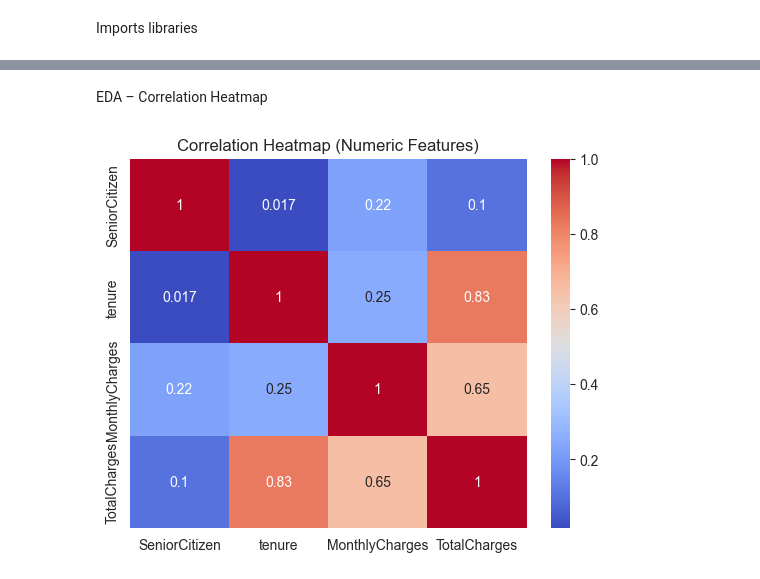
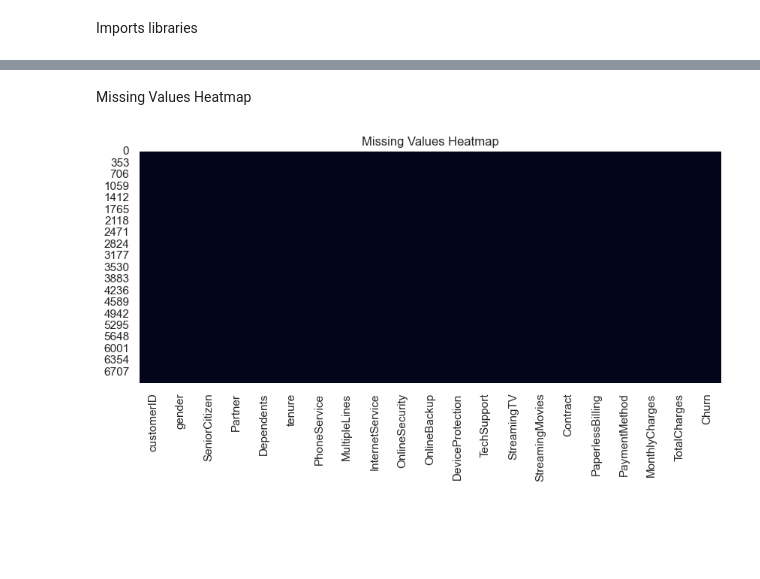
Before and after one commit to EmilyRajapakse2004/Year2-ML-Telco-Churn-, a Jupyter notebook: notebooks/02_eda.ipynb, the cells around one changed output, grey strips where cells are left out. Cells and saved outputs as stored; diff of their text form; code cells hidden in the pictures; blank space fills up the shorter version.

```diff
--- a/notebooks/02_eda.ipynb
+++ b/notebooks/02_eda.ipynb
@@ -4,3 +9,5 @@ Imports libraries
 import pandas as pd
 import seaborn as sns
 import matplotlib.pyplot as plt
+
+sns.set(style="whitegrid")
@@ -44,9 +106,9 @@ plt.show()
 # %% [markdown]
-EDA – Correlation Heatmap
+Missing Values Heatmap
 # %%
-numeric_data = data.select_dtypes(include=['int64', 'float64'])
-sns.heatmap(numeric_data.corr(), annot=True, cmap='coolwarm')
-plt.title("Correlation Heatmap (Numeric Features)")
+plt.figure(figsize=(10,4))
+sns.heatmap(data.isnull(), cbar=False)
+plt.title("Missing Values Heatmap")
 plt.show()
 # %% [output]
-[figure, old version]
+[figure, new version]
```
Also changed, not shown: parts of 25 cells of this notebook.
